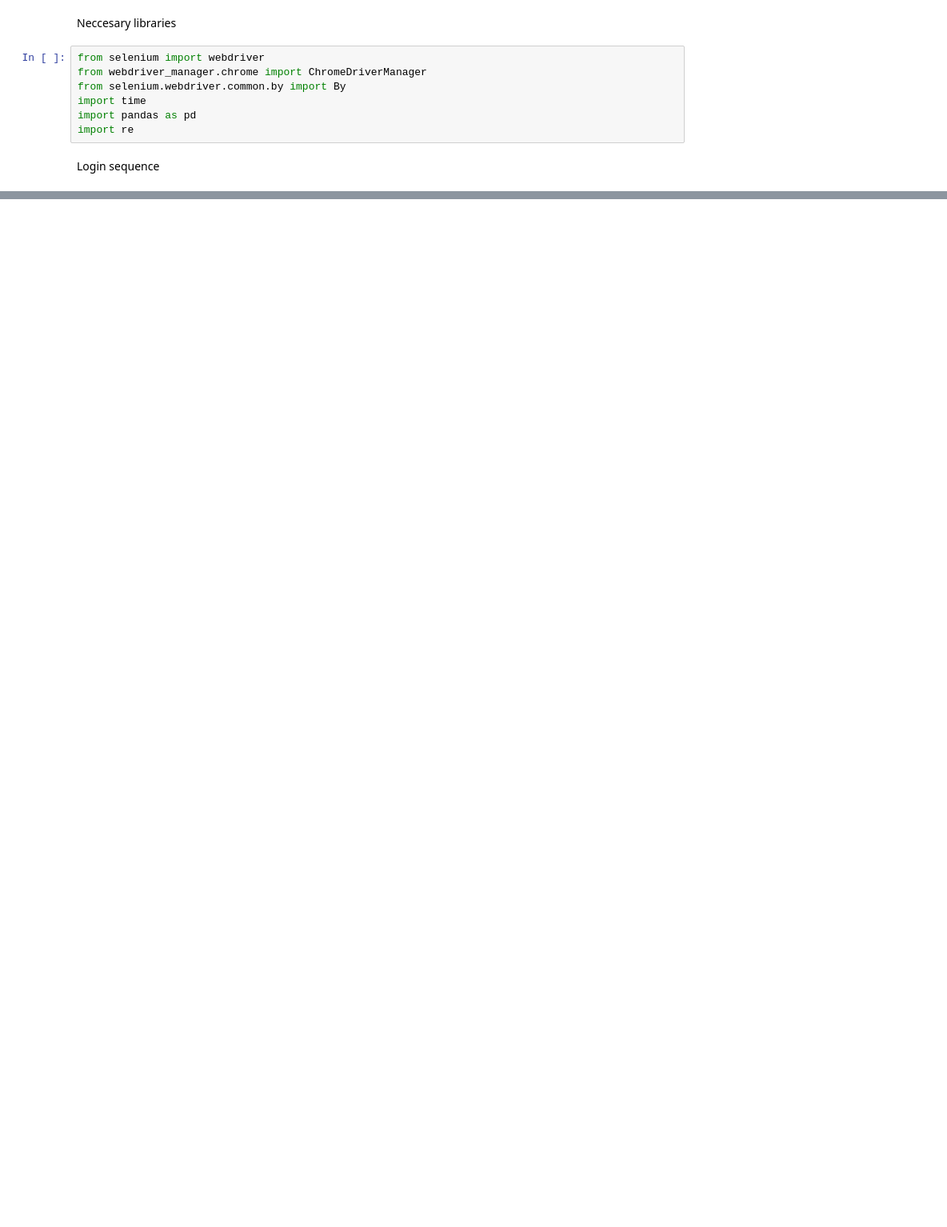
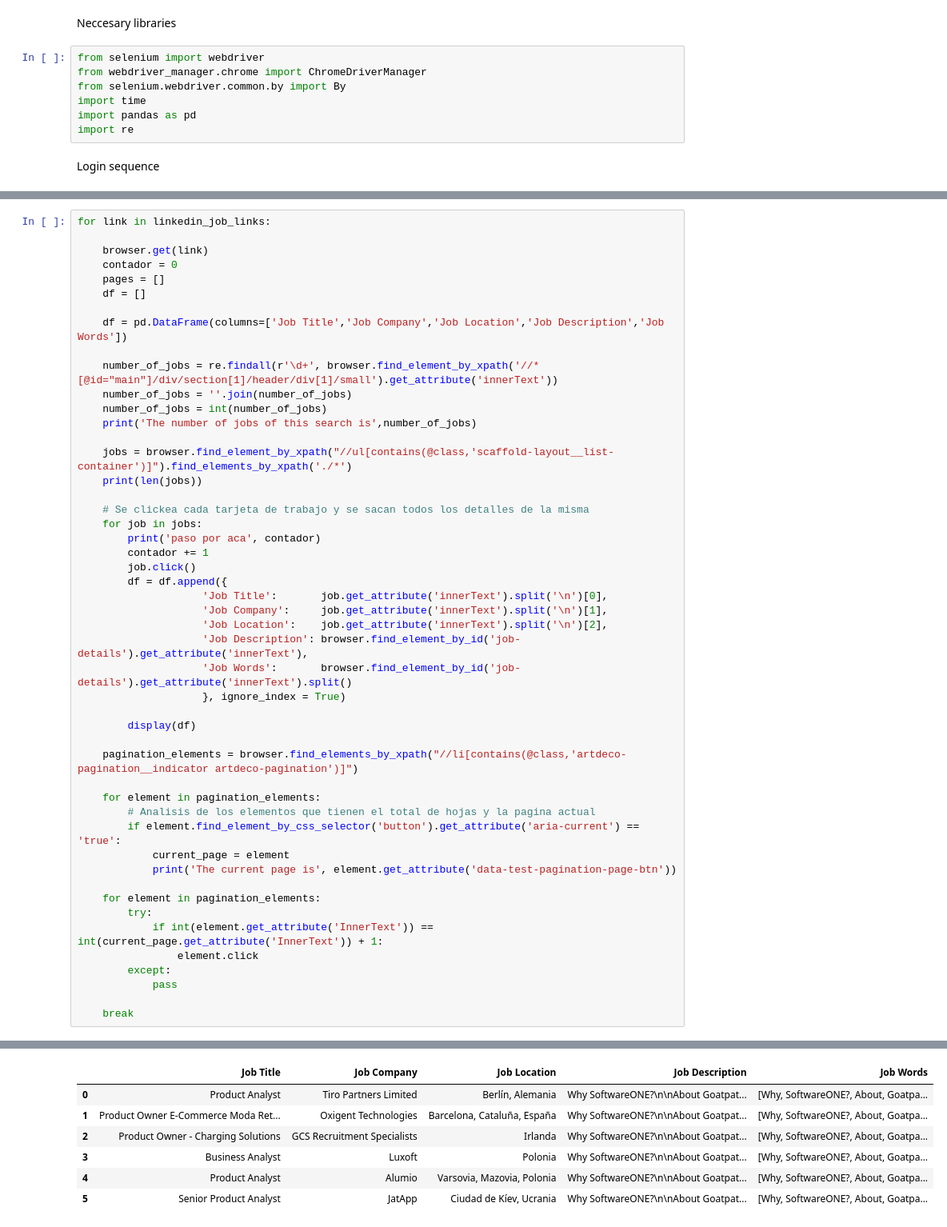
Before and after one commit to Vallistruqui/Python, a Jupyter notebook: Linkedin Web Scraper/main.ipynb, the cells around one changed output, grey strips where cells are left out. Shown: that part at 80% size. Saved outputs shown, nothing was run; the diff lists cells and outputs as text; blank space fills up the shorter version.

```diff
--- a/Linkedin Web Scraper/main.ipynb
+++ b/Linkedin Web Scraper/main.ipynb
@@ -87,0 +36,50 @@ The amount of jobs in this page is 23
+# %%
+for link in linkedin_job_links:
+
+    browser.get(link)
+    contador = 0
+    pages = []
+    df = []
+
+    df = pd.DataFrame(columns=['Job Title','Job Company','Job Location','Job Description','Job Words'])
+
+    number_of_jobs = re.findall(r'\d+', browser.find_element_by_xpath('//*[@id="main"]/div/section[1]/header/div[1]/small').get_attribute('innerText'))
+    number_of_jobs = ''.join(number_of_jobs)
+    number_of_jobs = int(number_of_jobs)
+    print('The number of jobs of this search is',number_of_jobs)
+
+    jobs = browser.find_element_by_xpath("//ul[contains(@class,'scaffold-layout__list-container')]").find_elements_by_xpath('./*')
+    print(len(jobs))
+
+    # Se clickea cada tarjeta de trabajo y se sacan todos los detalles de la misma
+    for job in jobs:
+        print('paso por aca', contador)
+        contador += 1
+        job.click()
+        df = df.append({
+                    'Job Title':       job.get_attribute('innerText').split('\n')[0],
+                    'Job Company':     job.get_attribute('innerText').split('\n')[1],
+                    'Job Location':    job.get_attribute('innerText').split('\n')[2],
+                    'Job Description': browser.find_element_by_id('job-details').get_attribute('innerText'),
+                    'Job Words':       browser.find_element_by_id('job-details').get_attribute('innerText').split()
+                    }, ignore_index = True)
+
+        display(df)
+
+    pagination_elements = browser.find_elements_by_xpath("//li[contains(@class,'artdeco-pagination__indicator artdeco-pagination')]")
+
+    for element in pagination_elements:
+        # Analisis de los elementos que tienen el total de hojas y la pagina actual
+        if element.find_element_by_css_selector('button').get_attribute('aria-current') == 'true':
+            current_page = element
+            print('The current page is', element.get_attribute('data-test-pagination-page-btn'))
+
+    for element in pagination_elements:
+        try:
+            if int(element.get_attribute('InnerText')) == int(current_page.get_attribute('InnerText')) + 1:
+                element.click
+        except:
+            pass
+
+    break
+# %% [output]
@@ -87,0 +114,7 @@ The amount of jobs in this page is 23
+|  | Job Title | Job Company | Job Location | Job Description | Job Words |
+| 0 | Product Analyst | Tiro Partners Limited | Berlín, Alemania | Why SoftwareONE?\n\nAbout Goatpat... | [Why, SoftwareONE?, About, Goatpa... |
+| 1 | Product Owner E-Commerce Moda Ret... | Oxigent Technologies | Barcelona, Cataluña, España | Why SoftwareONE?\n\nAbout Goatpat... | [Why, SoftwareONE?, About, Goatpa... |
+| 2 | Product Owner - Charging Solutions | GCS Recruitment Specialists | Irlanda | Why SoftwareONE?\n\nAbout Goatpat... | [Why, SoftwareONE?, About, Goatpa... |
+| 3 | Business Analyst | Luxoft | Polonia | Why SoftwareONE?\n\nAbout Goatpat... | [Why, SoftwareONE?, About, Goatpa... |
+| 4 | Product Analyst | Alumio | Varsovia, Mazovia, Polonia | Why SoftwareONE?\n\nAbout Goatpat... | [Why, SoftwareONE?, About, Goatpa... |
+| 5 | Senior Product Analyst | JatApp | Ciudad de Kíev, Ucrania | Why SoftwareONE?\n\nAbout Goatpat... | [Why, SoftwareONE?, About, Goatpa... |
```
Also changed, not shown: parts of 6 cells of this notebook, 1 other file.
